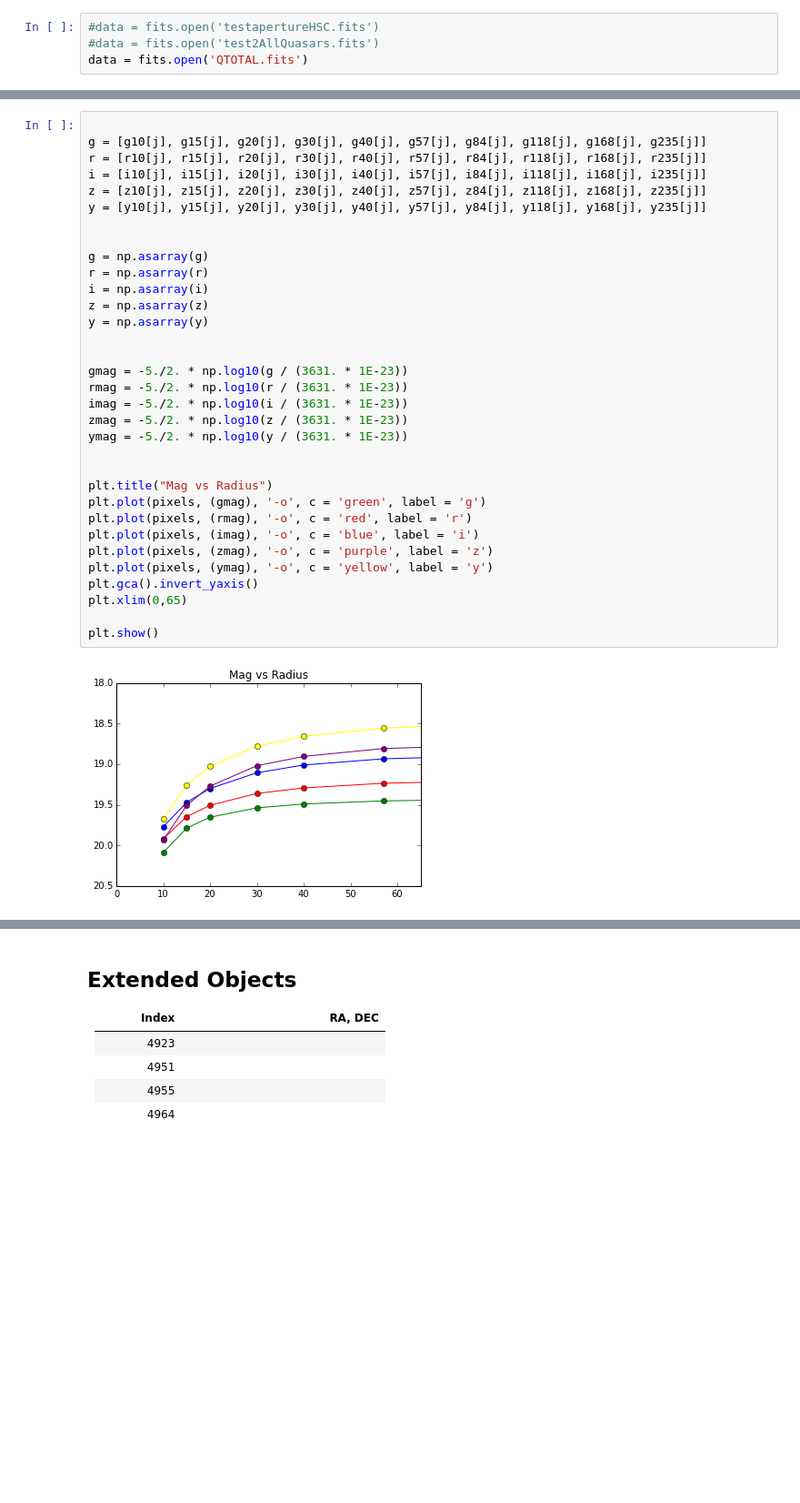
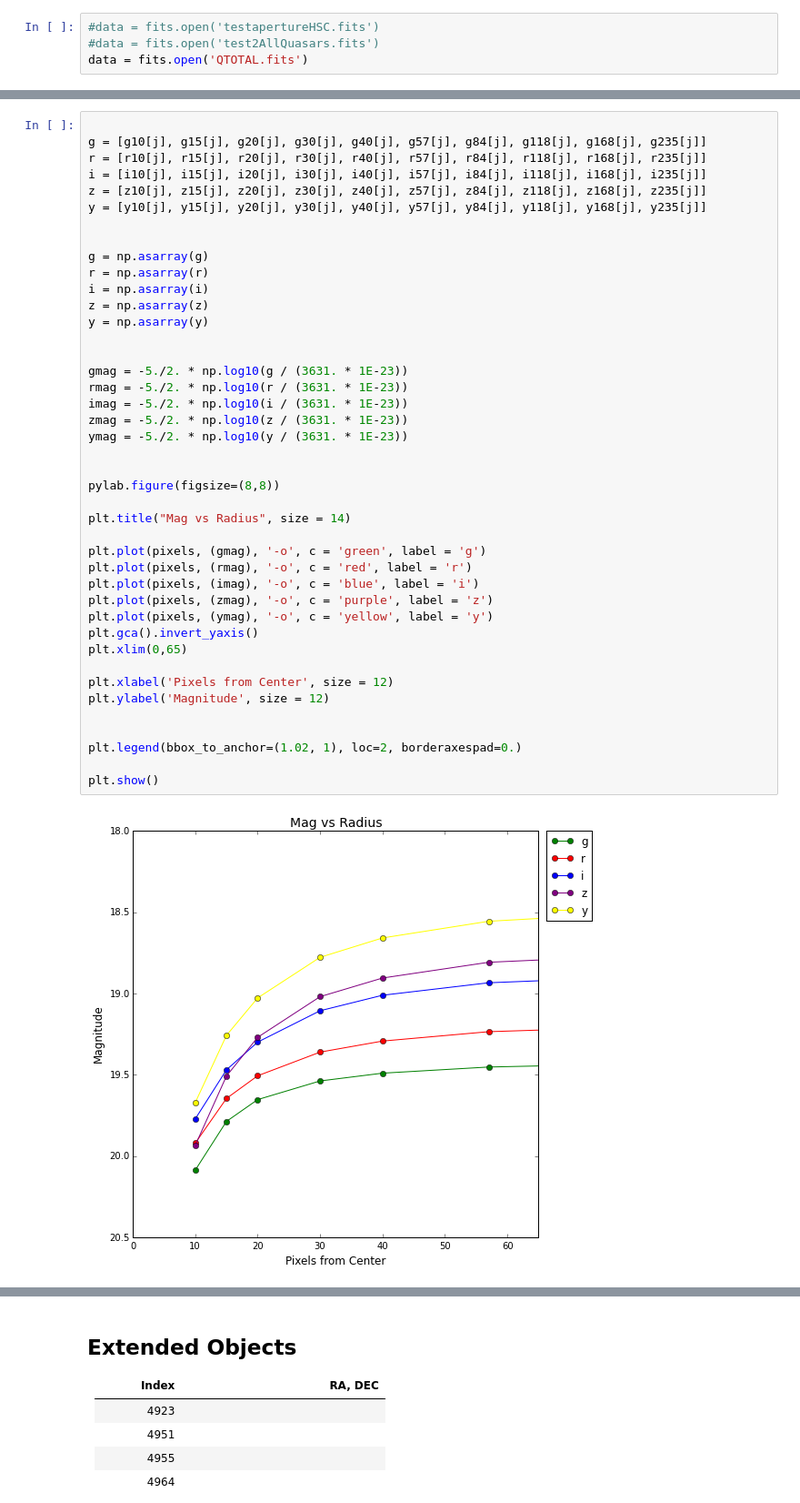
Before and after one commit to katelynneese/Senior-Thesis, a Jupyter notebook: HSC Aperture.ipynb, the cells around one changed output, grey strips where cells are left out. Shown at 91% size. Saved outputs shown, nothing was run; the diff lists cells and outputs as text; blank space fills up the shorter version.

```diff
--- a/HSC Aperture.ipynb
+++ b/HSC Aperture.ipynb
@@ -239,35 +331,44 @@ g = [g10[j], g15[j], g20[j], g30[j], g40[j], g57[j], g84[j], g118[j], g168[j], g
 r = [r10[j], r15[j], r20[j], r30[j], r40[j], r57[j], r84[j], r118[j], r168[j], r235[j]]
 i = [i10[j], i15[j], i20[j], i30[j], i40[j], i57[j], i84[j], i118[j], i168[j], i235[j]]
 z = [z10[j], z15[j], z20[j], z30[j], z40[j], z57[j], z84[j], z118[j], z168[j], z235[j]]
 y = [y10[j], y15[j], y20[j], y30[j], y40[j], y57[j], y84[j], y118[j], y168[j], y235[j]]
 
 
 g = np.asarray(g)
 r = np.asarray(r)
 i = np.asarray(i)
 z = np.asarray(z)
 y = np.asarray(y)
 
 
 gmag = -5./2. * np.log10(g / (3631. * 1E-23))
 rmag = -5./2. * np.log10(r / (3631. * 1E-23))
 imag = -5./2. * np.log10(i / (3631. * 1E-23))
 zmag = -5./2. * np.log10(z / (3631. * 1E-23))
 ymag = -5./2. * np.log10(y / (3631. * 1E-23))
 
 
-plt.title("Mag vs Radius")
+pylab.figure(figsize=(8,8))
+
+plt.title("Mag vs Radius", size = 14)
+
 plt.plot(pixels, (gmag), '-o', c = 'green', label = 'g')
 plt.plot(pixels, (rmag), '-o', c = 'red', label = 'r')
 plt.plot(pixels, (imag), '-o', c = 'blue', label = 'i')
 plt.plot(pixels, (zmag), '-o', c = 'purple', label = 'z')
 plt.plot(pixels, (ymag), '-o', c = 'yellow', label = 'y')
 plt.gca().invert_yaxis()
 plt.xlim(0,65)
 
+plt.xlabel('Pixels from Center', size = 12)
+plt.ylabel('Magnitude', size = 12)
+
+
+plt.legend(bbox_to_anchor=(1.02, 1), loc=2, borderaxespad=0.)
+
 plt.show()
 # %% [output]
-[figure, old version]
+[figure, new version]
 # %%
 # flux differences
 g = [g10[j], g15[j] - g10[j], g20[j] - g15[j], g30[j] - g20[j], g40[j] - g30[j], g57[j] - g40[j],
```
Also changed, not shown: parts of 8 cells of this notebook, 8 other files.
